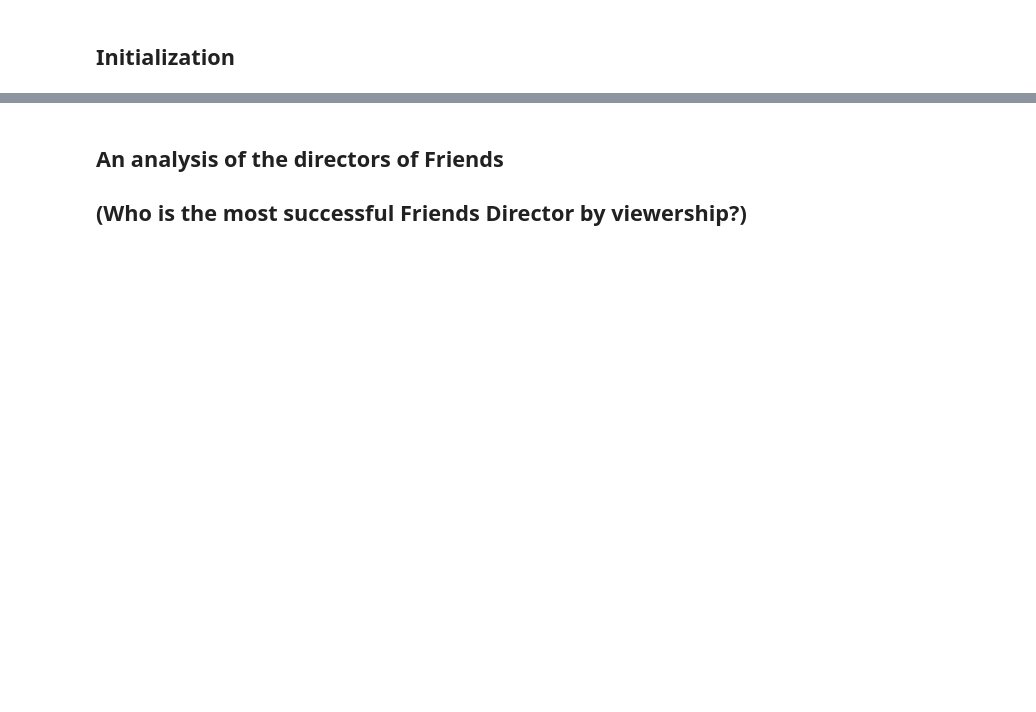
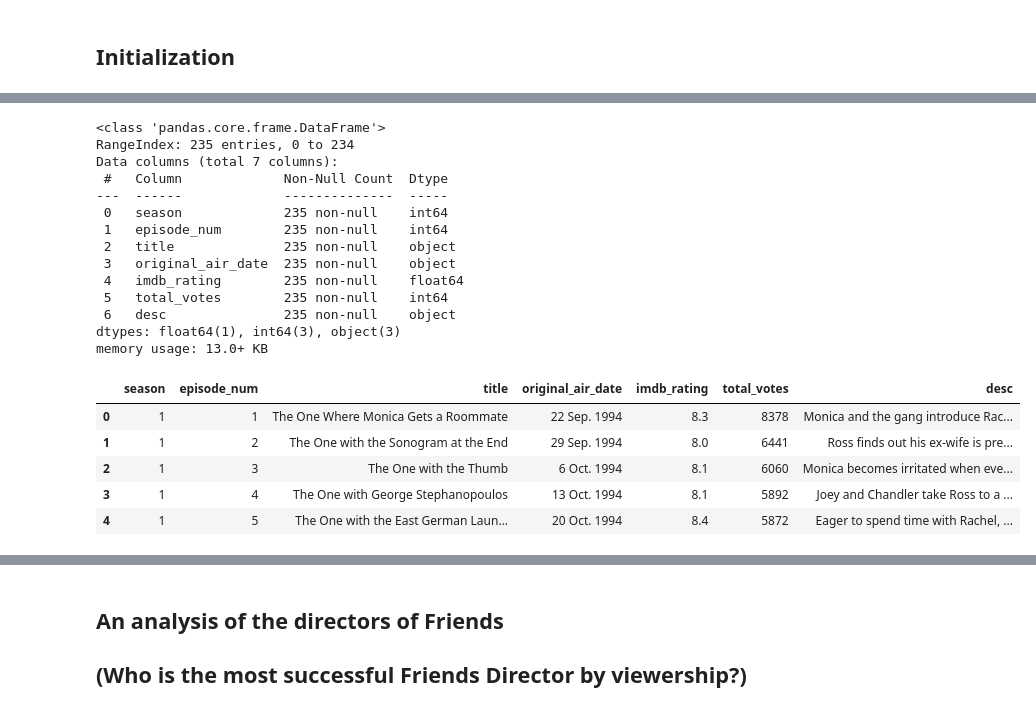
Before and after one commit to juliachepasova/code-pudding-team2, a Jupyter notebook: EDA/EDA.ipynb, the cells around one changed output, grey strips where cells are left out. Drawn from its saved outputs; the diff is of its cells as text; code cells hidden in the pictures; blank space fills up the shorter version.

Commit message:
fixed dataset loading

```diff
--- a/EDA/EDA.ipynb
+++ b/EDA/EDA.ipynb
@@ -57,0 +26,4 @@ memory usage: 44.4+ KB
+# %%
+# Reading in datasets
+df_episodes = pd.read_csv('datasets/friends_episodes.csv')
+df_imdb = pd.read_csv('datasets/friends_imdb.csv')
@@ -57,0 +56,24 @@ memory usage: 44.4+ KB
+# %%
+df_imdb.info()
+df_imdb.head()
+# %% [output]
+<class 'pandas.core.frame.DataFrame'>
+RangeIndex: 235 entries, 0 to 234
+Data columns (total 7 columns):
+ #   Column             Non-Null Count  Dtype
+---  ------             --------------  -----
+ 0   season             235 non-null    int64
+ 1   episode_num        235 non-null    int64
+ 2   title              235 non-null    object
+ 3   original_air_date  235 non-null    object
+ 4   imdb_rating        235 non-null    float64
+ 5   total_votes        235 non-null    int64
+ 6   desc               235 non-null    object
+dtypes: float64(1), int64(3), object(3)
+memory usage: 13.0+ KB
+|  | season | episode_num | title | original_air_date | imdb_rating | total_votes | desc |
+| 0 | 1 | 1 | The One Where Monica Gets a Roommate | 22 Sep. 1994 | 8.3 | 8378 | Monica and the gang introduce Rac... |
+| 1 | 1 | 2 | The One with the Sonogram at the End | 29 Sep. 1994 | 8.0 | 6441 | Ross finds out his ex-wife is pre... |
+| 2 | 1 | 3 | The One with the Thumb | 6 Oct. 1994 | 8.1 | 6060 | Monica becomes irritated when eve... |
+| 3 | 1 | 4 | The One with George Stephanopoulos | 13 Oct. 1994 | 8.1 | 5892 | Joey and Chandler take Ross to a ... |
+| 4 | 1 | 5 | The One with the East German Laun... | 20 Oct. 1994 | 8.4 | 5872 | Eager to spend time with Rachel, ... |
```
Also changed, not shown: parts of 21 cells of this notebook.
